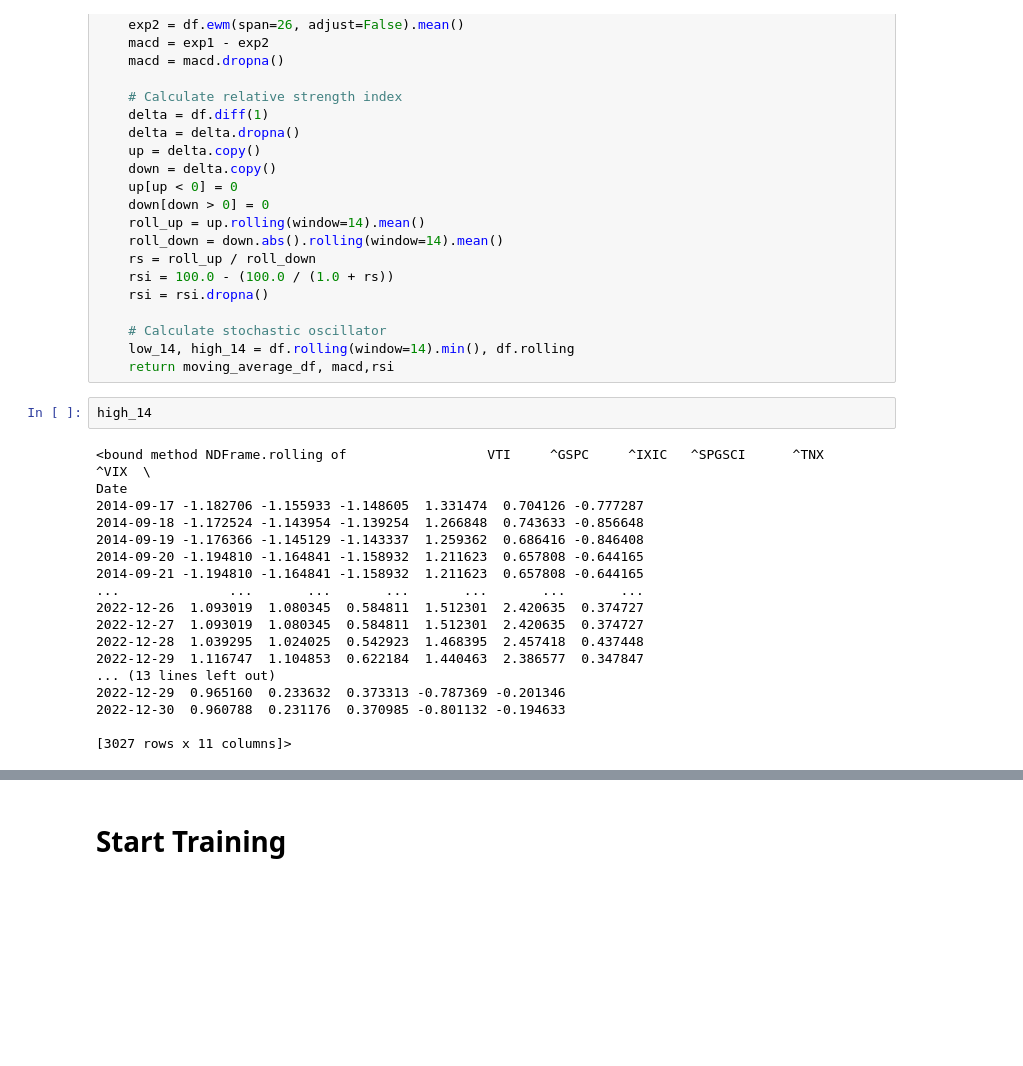
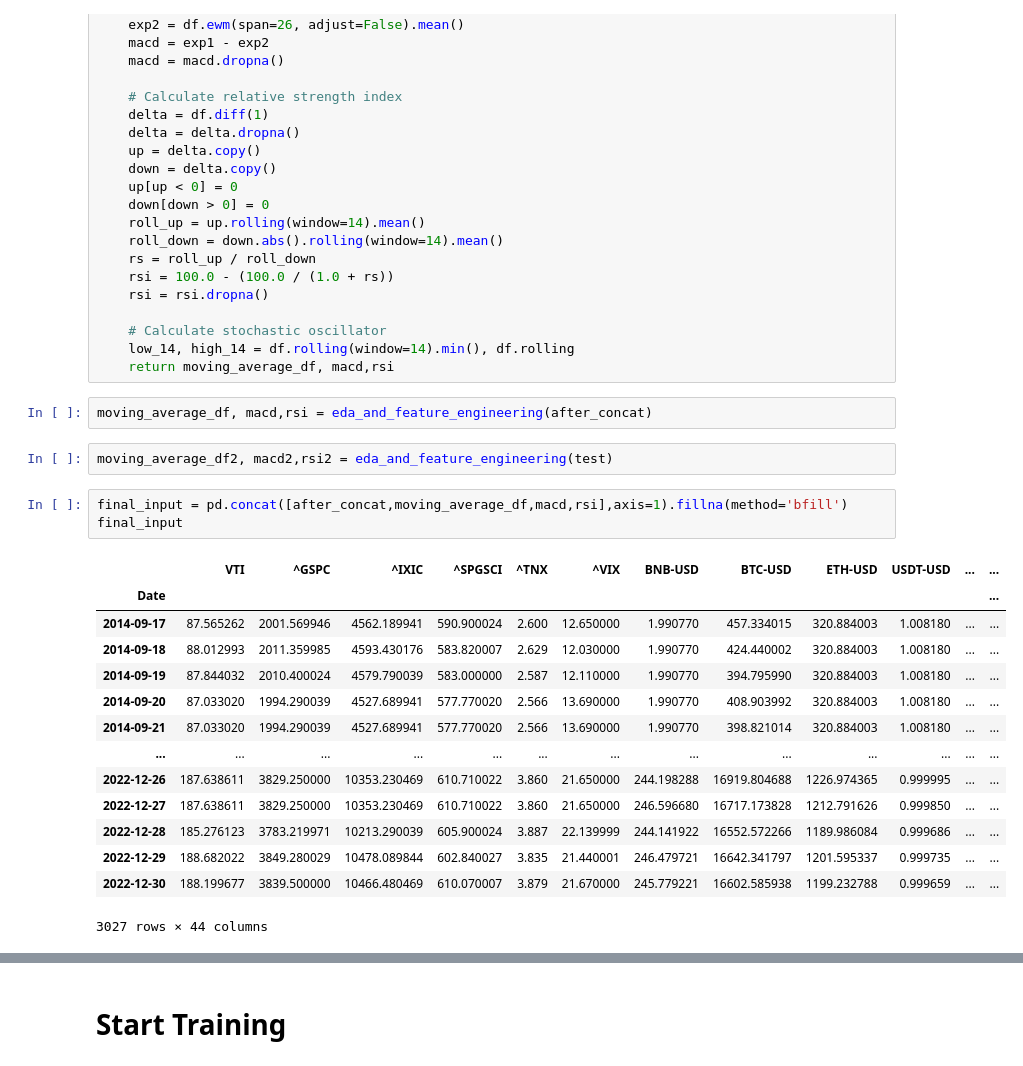
Before and after one commit to TR1234567/Transformer-with-time, a Jupyter notebook: Draft4.ipynb, the cells around one changed output, grey strips where cells are left out. Saved outputs shown, nothing was run; the diff lists cells and outputs as text; blank space fills up the shorter version.

Commit message:
Fix Test module

```diff
--- a/Draft4.ipynb
+++ b/Draft4.ipynb
@@ -366,23 +357,25 @@ def eda_and_feature_engineering(df):
     # Calculate stochastic oscillator
     low_14, high_14 = df.rolling(window=14).min(), df.rolling
     return moving_average_df, macd,rsi
-# %%
-high_14
-# %% [output]
-<bound method NDFrame.rolling of                  VTI     ^GSPC     ^IXIC   ^SPGSCI      ^TNX      ^VIX  \
-Date
-2014-09-17 -1.182706 -1.155933 -1.148605  1.331474  0.704126 -0.777287
-2014-09-18 -1.172524 -1.143954 -1.139254  1.266848  0.743633 -0.856648
-2014-09-19 -1.176366 -1.145129 -1.143337  1.259362  0.686416 -0.846408
-2014-09-20 -1.194810 -1.164841 -1.158932  1.211623  0.657808 -0.644165
-2014-09-21 -1.194810 -1.164841 -1.158932  1.211623  0.657808 -0.644165
-...              ...       ...       ...       ...       ...       ...
-2022-12-26  1.093019  1.080345  0.584811  1.512301  2.420635  0.374727
-2022-12-27  1.093019  1.080345  0.584811  1.512301  2.420635  0.374727
-2022-12-28  1.039295  1.024025  0.542923  1.468395  2.457418  0.437448
-2022-12-29  1.116747  1.104853  0.622184  1.440463  2.386577  0.347847
-... (13 lines left out)
-2022-12-29  0.965160  0.233632  0.373313 -0.787369 -0.201346
-2022-12-30  0.960788  0.231176  0.370985 -0.801132 -0.194633
-
-[3027 rows x 11 columns]>
+# %%
+moving_average_df, macd,rsi = eda_and_feature_engineering(after_concat)
+# %%
+moving_average_df2, macd2,rsi2 = eda_and_feature_engineering(test)
+# %%
+final_input = pd.concat([after_concat,moving_average_df,macd,rsi],axis=1).fillna(method='bfill')
+final_input
+# %% [output]
+|  | VTI | ^GSPC | ^IXIC | ^SPGSCI | ^TNX | ^VIX | BNB-USD | BTC-USD | ETH-USD | USDT-USD | ... | ... |
+| Date |  |  |  |  |  |  |  |  |  |  |  | ... |
+| 2014-09-17 | 87.565262 | 2001.569946 | 4562.189941 | 590.900024 | 2.600 | 12.650000 | 1.990770 | 457.334015 | 320.884003 | 1.008180 | ... | ... |
+| 2014-09-18 | 88.012993 | 2011.359985 | 4593.430176 | 583.820007 | 2.629 | 12.030000 | 1.990770 | 424.440002 | 320.884003 | 1.008180 | ... | ... |
+| 2014-09-19 | 87.844032 | 2010.400024 | 4579.790039 | 583.000000 | 2.587 | 12.110000 | 1.990770 | 394.795990 | 320.884003 | 1.008180 | ... | ... |
+| 2014-09-20 | 87.033020 | 1994.290039 | 4527.689941 | 577.770020 | 2.566 | 13.690000 | 1.990770 | 408.903992 | 320.884003 | 1.008180 | ... | ... |
+| 2014-09-21 | 87.033020 | 1994.290039 | 4527.689941 | 577.770020 | 2.566 | 13.690000 | 1.990770 | 398.821014 | 320.884003 | 1.008180 | ... | ... |
+| ... | ... | ... | ... | ... | ... | ... | ... | ... | ... | ... | ... | ... |
+| 2022-12-26 | 187.638611 | 3829.250000 | 10353.230469 | 610.710022 | 3.860 | 21.650000 | 244.198288 | 16919.804688 | 1226.974365 | 0.999995 | ... | ... |
+| 2022-12-27 | 187.638611 | 3829.250000 | 10353.230469 | 610.710022 | 3.860 | 21.650000 | 246.596680 | 16717.173828 | 1212.791626 | 0.999850 | ... | ... |
+| 2022-12-28 | 185.276123 | 3783.219971 | 10213.290039 | 605.900024 | 3.887 | 22.139999 | 244.141922 | 16552.572266 | 1189.986084 | 0.999686 | ... | ... |
+| 2022-12-29 | 188.682022 | 3849.280029 | 10478.089844 | 602.840027 | 3.835 | 21.440001 | 246.479721 | 16642.341797 | 1201.595337 | 0.999735 | ... | ... |
+| 2022-12-30 | 188.199677 | 3839.500000 | 10466.480469 | 610.070007 | 3.879 | 21.670000 | 245.779221 | 16602.585938 | 1199.232788 | 0.999659 | ... | ... |
+3027 rows × 44 columns
```
Also changed, not shown: parts of 25 cells of this notebook.
